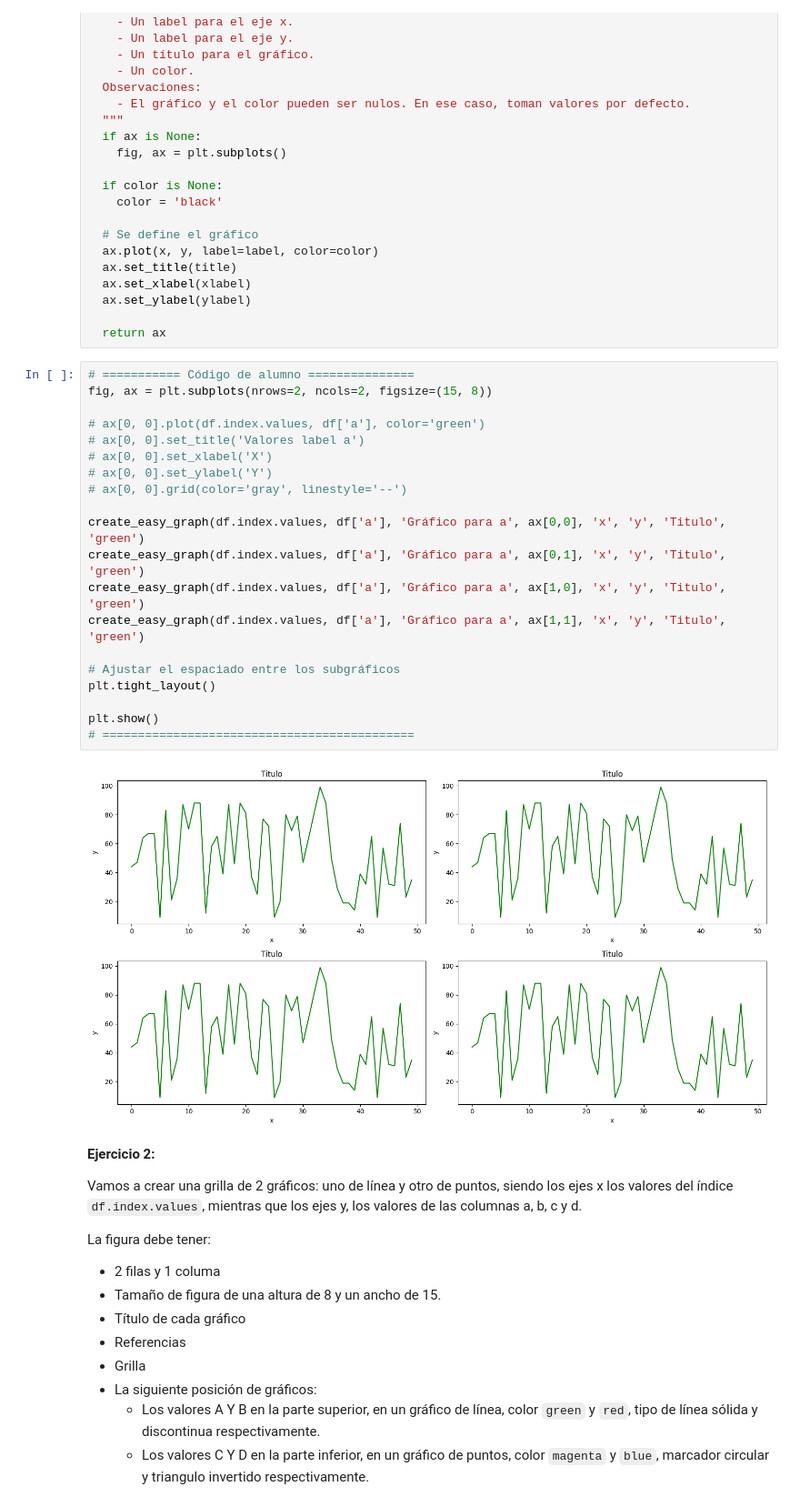
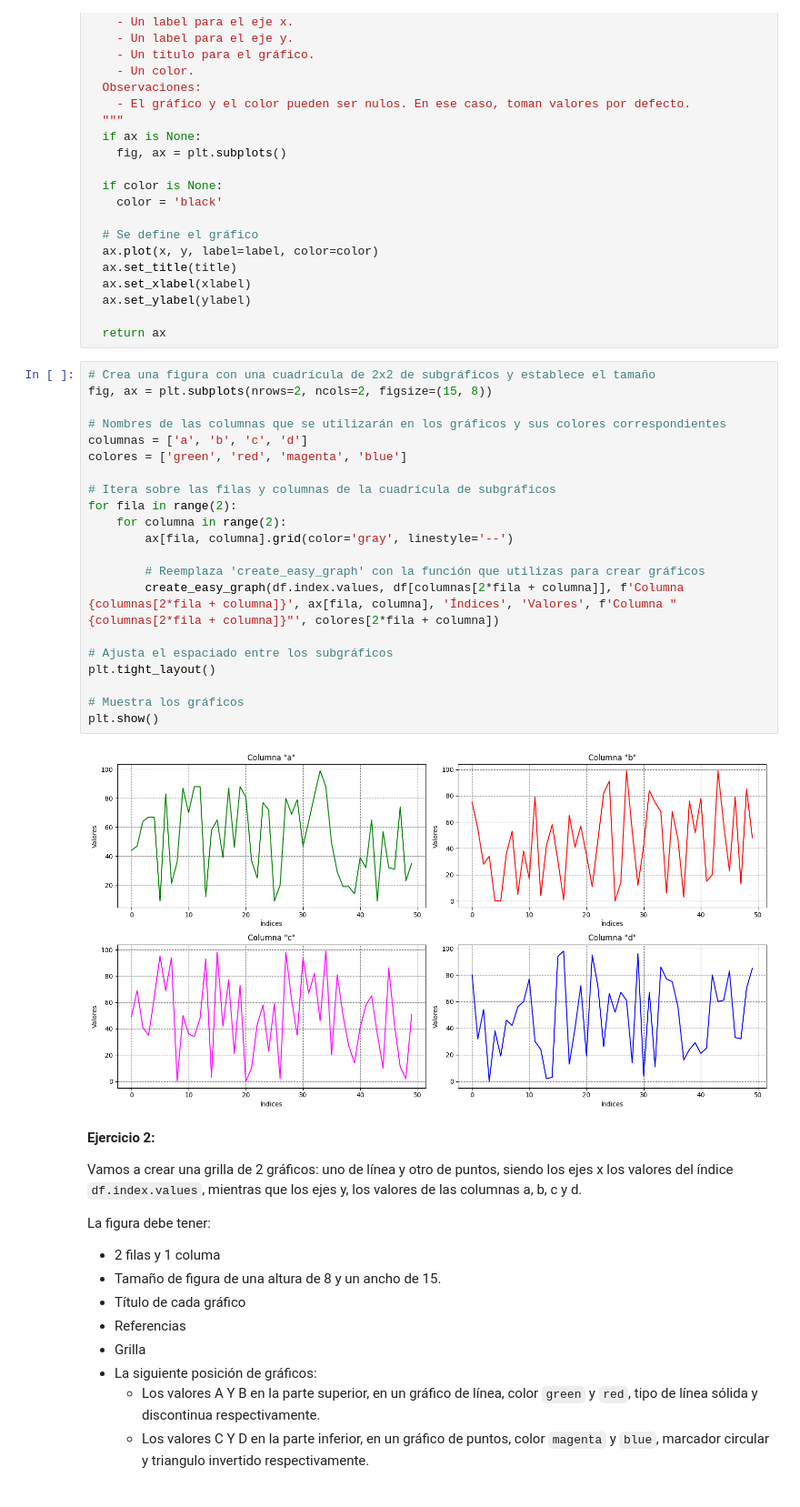
Before and after one commit to PabloDiosquez/Algoritmos_Y_Programacion_UBA, a Jupyter notebook: Ejercicios_matplotlib.ipynb, the cells around one changed output. Shown at 91% size. Drawn from its saved outputs; the diff is of its cells as text.

```diff
--- a/Ejercicios_matplotlib.ipynb
+++ b/Ejercicios_matplotlib.ipynb
@@ -412,28 +430,29 @@ def create_easy_graph(x, y, label, ax, xlabel, ylabel, title, color):
   ax.set_ylabel(ylabel)
 
   return ax
-# %%
-# =========== Código de alumno ===============
-fig, ax = plt.subplots(nrows=2, ncols=2, figsize=(15, 8))
-
-# ax[0, 0].plot(df.index.values, df['a'], color='green')
-# ax[0, 0].set_title('Valores label a')
-# ax[0, 0].set_xlabel('X')
-# ax[0, 0].set_ylabel('Y')
-# ax[0, 0].grid(color='gray', linestyle='--')
-
-create_easy_graph(df.index.values, df['a'], 'Gráfico para a', ax[0,0], 'x', 'y', 'Titulo', 'green')
-create_easy_graph(df.index.values, df['a'], 'Gráfico para a', ax[0,1], 'x', 'y', 'Titulo', 'green')
-create_easy_graph(df.index.values, df['a'], 'Gráfico para a', ax[1,0], 'x', 'y', 'Titulo', 'green')
-create_easy_graph(df.index.values, df['a'], 'Gráfico para a', ax[1,1], 'x', 'y', 'Titulo', 'green')
-
-# Ajustar el espaciado entre los subgráficos
-plt.tight_layout()
-
-plt.show()
-# ============================================
-# %% [output]
-[figure, removed]
+# %%
+# Crea una figura con una cuadrícula de 2x2 de subgráficos y establece el tamaño
+fig, ax = plt.subplots(nrows=2, ncols=2, figsize=(15, 8))
+
+# Nombres de las columnas que se utilizarán en los gráficos y sus colores correspondientes
+columnas = ['a', 'b', 'c', 'd']
+colores = ['green', 'red', 'magenta', 'blue']
+
+# Itera sobre las filas y columnas de la cuadrícula de subgráficos
+for fila in range(2):
+    for columna in range(2):
+        ax[fila, columna].grid(color='gray', linestyle='--')
+
+        # Reemplaza 'create_easy_graph' con la función que utilizas para crear gráficos
+        create_easy_graph(df.index.values, df[columnas[2*fila + columna]], f'Columna {columnas[2*fila + columna]}', ax[fila, columna], 'Índices', 'Valores', f'Columna "{columnas[2*fila + columna]}"', colores[2*fila + columna])
+
+# Ajusta el espaciado entre los subgráficos
+plt.tight_layout()
+
+# Muestra los gráficos
+plt.show()
+# %% [output]
+[figure, added]
 # %% [markdown]
 **Ejercicio 2:**
 
```
Also changed, not shown: parts of 3 cells of this notebook.
